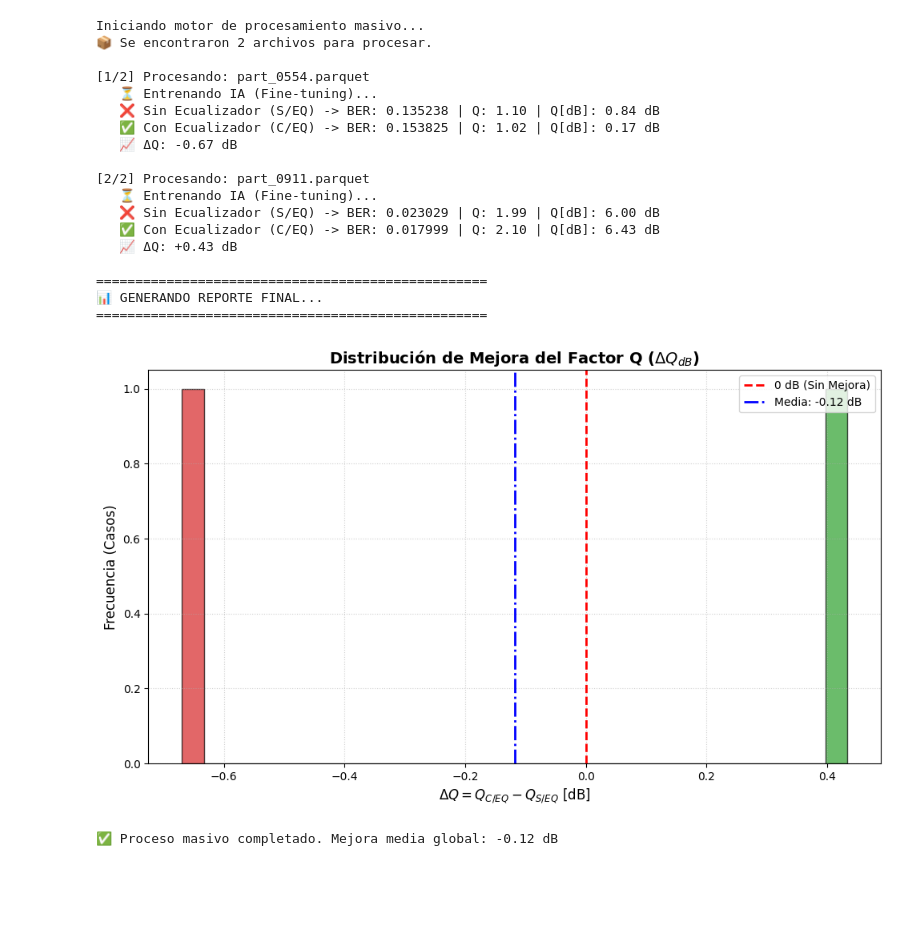
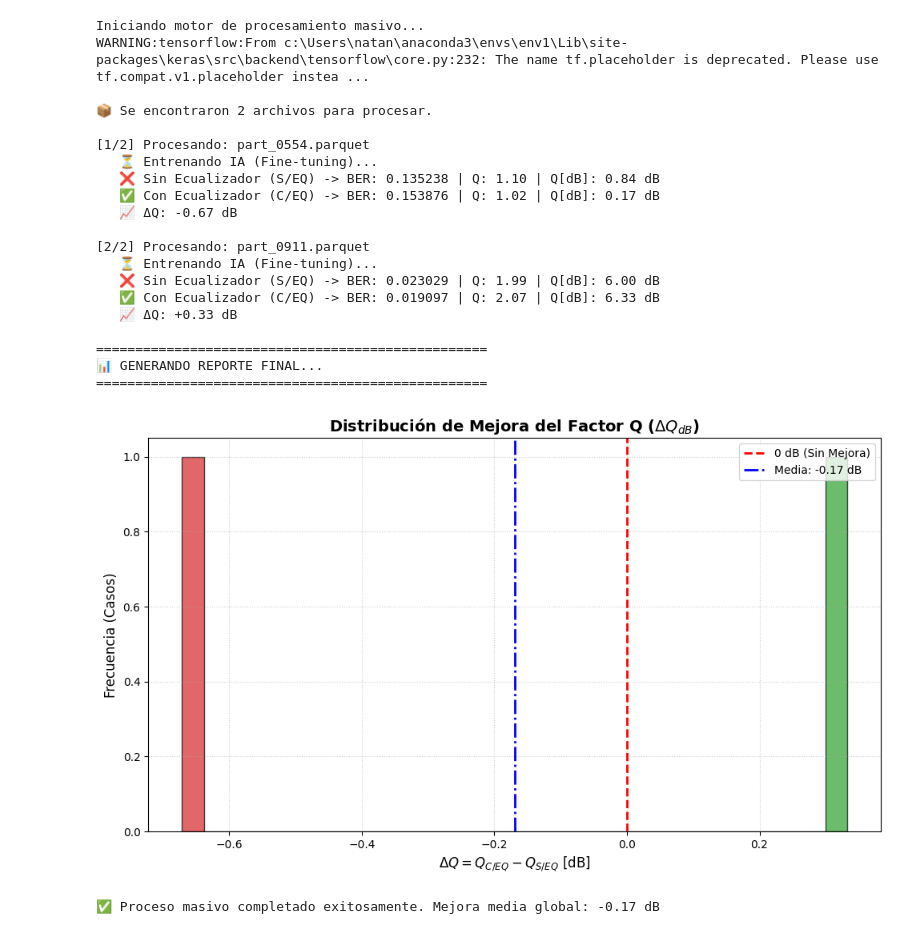
Before and after one commit to LunaLunar69/SOA, a Jupyter notebook: test_teacher_automatico_v1.ipynb, the cells around one changed output. Drawn from its saved outputs; the diff is of its cells as text; code cells hidden in the pictures; blank space fills up the shorter version.

Commit message:
Fix BER calculation by sorting thresholds before np.digitize to avoid misalignment issues

```diff
--- a/test_teacher_automatico_v1.ipynb
+++ b/test_teacher_automatico_v1.ipynb
@@ -12,7 +12,7 @@ from numpy.lib.stride_tricks import sliding_window_view
 from tensorflow.keras import layers
 
 # --- 1. CONFIGURACIÓN ---
-DATA_DIR = 'datasets' # <--- PON LA RUTA DE TU CARPETA AQUÍ
+DATA_DIR = 'datasets' # <--- PON LA RUTA DE TU CARPETA DE PARQUETS AQUÍ
 MODEL_PATH = 'teacher_soa_resnet.keras'
 SCALERS_PATH = 'scalers.json'
 
@@ -47,6 +47,7 @@ class SimpleAttention(layers.Layer):
 # --- 3. FUNCIONES AUXILIARES ---
 
 def aplicar_filtro_bessel(signal, ui_samples, cutoff_ratio=0.75):
+    """Aplica un filtro pasa-bajas de Bessel para suavizar el ruido de alta frecuencia en transiciones."""
     nyquist = ui_samples / 2.0
     baud_rate = 1.0
     corte_normalizado = (cutoff_ratio * baud_rate) / nyquist
@@ -60,11 +61,13 @@ def unnormalize_col(scaled_data, scalers, col_name):
     return scaled_data * (v_max - v_min + 1e-7) + v_min
 
 def sym2bits(s_arr):
+    """Convierte un arreglo de símbolos PAM-4 (0, 1, 2, 3) a bits usando Código Gray."""
     b_msb = (s_arr == 2) | (s_arr == 3)
     b_lsb = (s_arr == 1) | (s_arr == 2)
     return np.column_stack((b_msb, b_lsb)).ravel()
 
 def calcular_ber_optima_estadistica(y_true, y_pred):
+    """Calcula la Tasa de Error de Bit (BER) óptima."""
     y_t_n = (y_true - y_true.min()) / (y_true.max() - y_true.min() + 1e-7)
     y_p_n = (y_pred - y_pred.min()) / (y_pred.max() - y_pred.min() + 1e-7)
 
@@ -93,6 +96,9 @@ def calcular_ber_optima_estadistica(y_true, y_pred):
             else:
                 th_calculados.append((i + 1) * 0.25)
 
+        # FIX: Forzar ordenamiento de umbrales para evitar crash de Numpy en señales desalineadas
+        th_calculados = sorted(th_calculados)
+
         sym_t = np.digitize(t, [(i + 1) * 0.25 for i in range(3)])
         sym_p = np.digitize(p, th_calculados)
 
@@ -102,6 +108,7 @@ def calcular_ber_optima_estadistica(y_true, y_pred):
     return best_ber
 
 def calcular_q_metrics(ber, min_ber=1e-12):
+    """Convierte BER a Factor Q, manejando el caso de BER=0"""
     ber_seguro = max(ber, min_ber)
     q_lin = np.sqrt(2) * erfcinv(2 * ber_seguro)
     q_db = 20 * np.log10(q_lin)
@@ -112,7 +119,7 @@ def calcular_q_metrics(ber, min_ber=1e-12):
 if __name__ == "__main__":
     print("Iniciando motor de procesamiento masivo...")
 
-    # Carga de recursos
+    # Carga de recursos y parches
     if not hasattr(tf.keras.layers.Dense, '_parche_aplicado'):
         original_dense_from_config = tf.keras.layers.Dense.from_config
         @classmethod
@@ -133,12 +140,12 @@ if __name__ == "__main__":
     archivos_parquet = glob.glob(os.path.join(DATA_DIR, "*.parquet"))
 
     if not archivos_parquet:
-        print(f"❌ Error: No se encontraron archivos .parquet en {DATA_DIR}")
+        print(f"❌ Error: No se encontraron archivos .parquet en la ruta: {DATA_DIR}")
         exit()
 
     print(f"📦 Se encontraron {len(archivos_parquet)} archivos para procesar.")
 
-    # Lista para acumular resultados
+    # Lista para acumular resultados del histograma
     resultados_delta_q = []
 
     # --- BUCLE DE PROCESAMIENTO ---
@@ -148,6 +155,7 @@ if __name__ == "__main__":
         try:
             df = pd.read_parquet(archivo)
 
+            # Preparación de datos
             x_scaled = np.column_stack([
                 (df[col].values.astype(np.float32) - scalers['min'][col]) / (scalers['max'][col] - scalers['min'][col] + 1e-7)
                 for col in FEATURES
@@ -170,7 +178,6 @@ if __name__ == "__main__":
             early_stop = tf.keras.callbacks.EarlyStopping(monitor='val_loss', patience=3, restore_best_weights=True)
 
             print(f"   ⏳ Entrenando IA (Fine-tuning)...")
-            # verbose=0 para no saturar la consola en cada archivo
             teacher_model.fit(x_calib, y_calib, epochs=10, batch_size=256, validation_split=0.15, callbacks=[early_stop], verbose=0)
 
             # --- Inferencia y Filtrado ---
@@ -184,7 +191,7 @@ if __name__ == "__main__":
             ideal_alineado = df['I_trim'].values[start_infer_idx : end_infer_idx]
             distorsionado_alineado = df['Output_P2'].values[start_infer_idx : end_infer_idx]
 
-            # --- Cálculos de Calidad ---
+            # --- Cálculos de Calidad (Q-Factor) ---
             ber_soa = calcular_ber_optima_estadistica(ideal_alineado, distorsionado_alineado)
             ber_ia = calcular_ber_optima_estadistica(ideal_alineado, prediccion_final)
 
@@ -210,7 +217,7 @@ if __name__ == "__main__":
     if resultados_delta_q:
         plt.figure(figsize=(10, 6), facecolor='white')
 
-        # Histograma con KDE
+        # Histograma con bins
         n, bins, patches = plt.hist(resultados_delta_q, bins=30, color='#2ca02c', alpha=0.7, edgecolor='black')
 
         # Líneas de referencia
@@ -218,42 +225,44 @@ if __name__ == "__main__":
         media_delta = np.mean(resultados_delta_q)
         plt.axvline(media_delta, color='blue', linestyle='-.', linewidth=2, label=f'Media: {media_delta:+.2f} dB')
 
-        # Estilo
+        # Estilo basado en el Pizarrón
         plt.title('Distribución de Mejora del Factor Q ($\Delta Q_{dB}$)', fontsize=14, fontweight='bold')
         plt.xlabel('$\Delta Q = Q_{C/EQ} - Q_{S/EQ}$ [dB]', fontsize=12)
         plt.ylabel('Frecuencia (Casos)', fontsize=12)
         plt.grid(True, linestyle=':', alpha=0.6)
         plt.legend()
 
-        # Colorear en rojo las barras negativas (empeoramiento)
+        # Colorear en rojo las barras negativas (el "sad face" / empeoramiento)
         for i, patch in enumerate(patches):
             if bins[i] < 0:
                 patch.set_facecolor('#d62728')
 
         plt.tight_layout()
         plt.show()
 
-        print(f"✅ Proceso masivo completado. Mejora media global: {media_delta:+.2f} dB")
+        print(f"✅ Proceso masivo completado exitosamente. Mejora media global: {media_delta:+.2f} dB")
     else:
         print("❌ No se generaron resultados válidos para graficar.")
 # %% [output]
 Iniciando motor de procesamiento masivo...
+WARNING:tensorflow:From c:\Users\natan\anaconda3\envs\env1\Lib\site-packages\keras\src\backend\tensorflow\core.py:232: The name tf.placeholder is deprecated. Please use tf.compat.v1.placeholder instea ...
+
 📦 Se encontraron 2 archivos para procesar.
 
 [1/2] Procesando: part_0554.parquet
    ⏳ Entrenando IA (Fine-tuning)...
    ❌ Sin Ecualizador (S/EQ) -> BER: 0.135238 | Q: 1.10 | Q[dB]: 0.84 dB
-   ✅ Con Ecualizador (C/EQ) -> BER: 0.153825 | Q: 1.02 | Q[dB]: 0.17 dB
+   ✅ Con Ecualizador (C/EQ) -> BER: 0.153876 | Q: 1.02 | Q[dB]: 0.17 dB
    📈 ΔQ: -0.67 dB
 
 [2/2] Procesando: part_0911.parquet
    ⏳ Entrenando IA (Fine-tuning)...
    ❌ Sin Ecualizador (S/EQ) -> BER: 0.023029 | Q: 1.99 | Q[dB]: 6.00 dB
-   ✅ Con Ecualizador (C/EQ) -> BER: 0.017999 | Q: 2.10 | Q[dB]: 6.43 dB
-   📈 ΔQ: +0.43 dB
+   ✅ Con Ecualizador (C/EQ) -> BER: 0.019097 | Q: 2.07 | Q[dB]: 6.33 dB
+   📈 ΔQ: +0.33 dB
 
 ==================================================
 📊 GENERANDO REPORTE FINAL...
 ==================================================
-[figure, old version]
+[figure, new version]
-✅ Proceso masivo completado. Mejora media global: -0.12 dB
+✅ Proceso masivo completado exitosamente. Mejora media global: -0.17 dB
```
